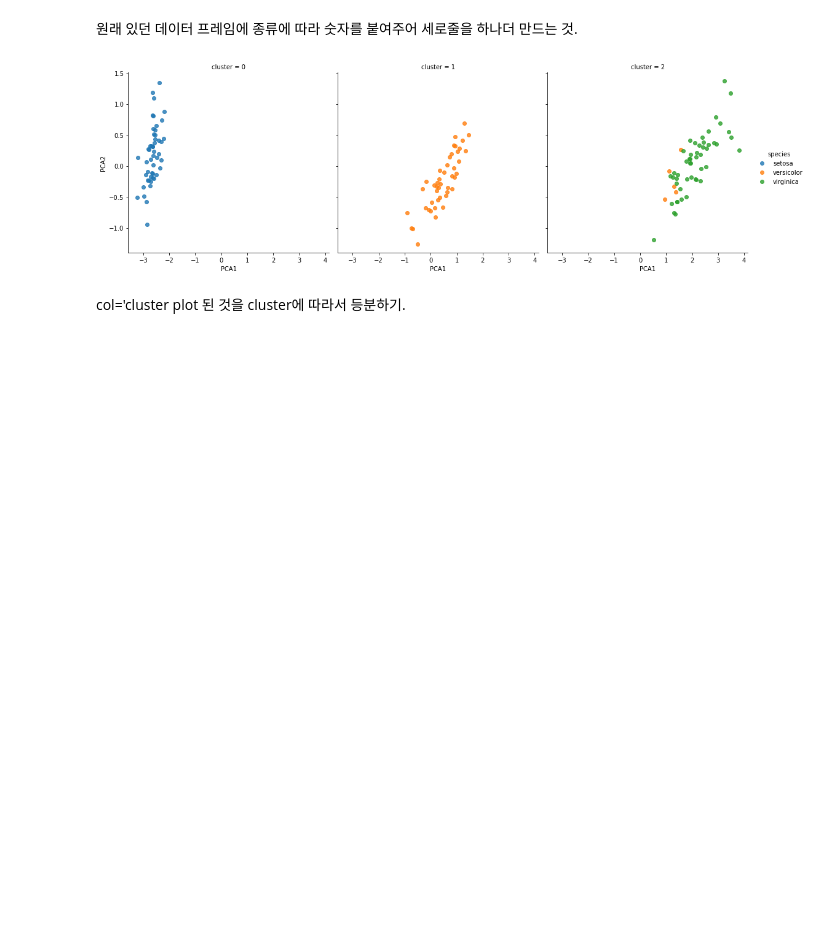
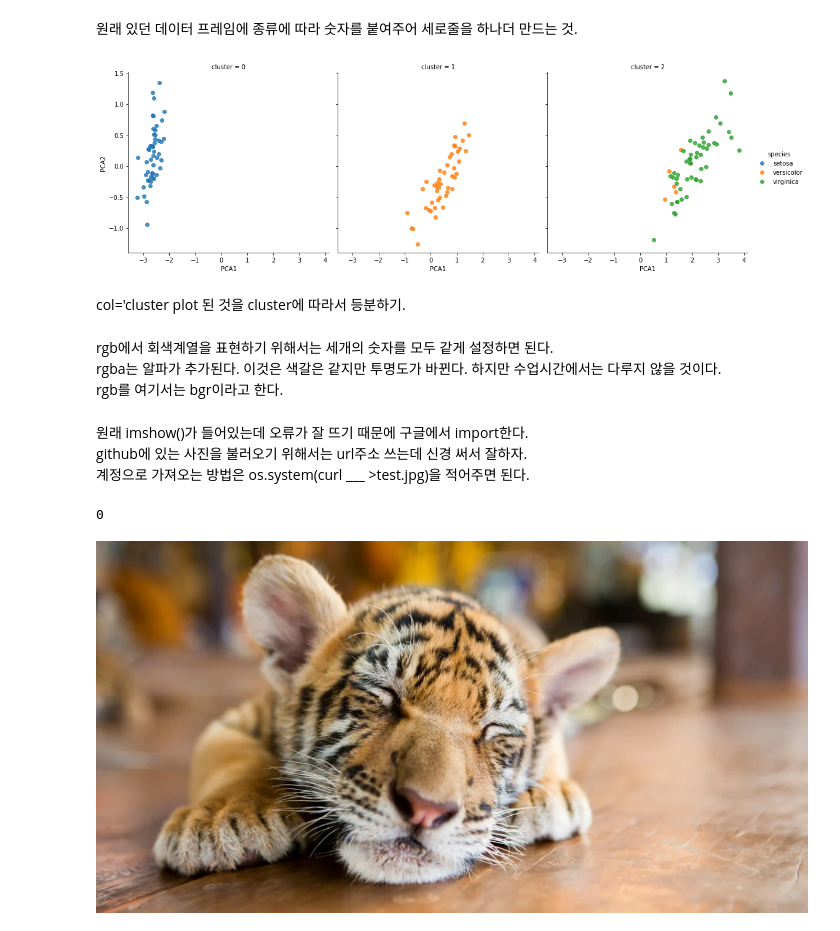
Before and after one commit to jinsu1214/class2022spring, a Jupyter notebook: 20220316.ipynb, the cells around one changed output. Drawn from its saved outputs; the diff is of its cells as text; code cells hidden in the pictures; blank space fills up the shorter version.

```diff
--- a/20220316.ipynb
+++ b/20220316.ipynb
@@ -976,3 +976,7 @@ sns.lmplot("PCA1", "PCA2", data=df, hue='species', col='cluster', fit_reg=False)
 [figure]
 # %% [markdown]
 col='cluster  plot 된 것을 cluster에 따라서 등분하기.
+# %% [markdown]
+rgb에서 회색계열을 표현하기 위해서는 세개의 숫자를 모두 같게 설정하면 된다.
+rgba는 알파가 추가된다. 이것은 색갈은 같지만 투명도가 바뀐다. 하지만 수업시간에서는 다루지 않을 것이다.
+rgb를 여기서는 bgr이라고 한다.
@@ -978,0 +987,15 @@ col='cluster  plot 된 것을 cluster에 따라서 등분하기.
+# %% [markdown]
+원래 imshow()가 들어있는데 오류가 잘 뜨기 때문에 구글에서 import한다.
+github에 있는 사진을 불러오기 위해서는 url주소 쓰는데 신경 써서 잘하자.
+계정으로 가져오는 방법은 os.system(curl ___ >test.jpg)을 적어주면 된다.
+# %%
+import os
+url = "https://raw.githubusercontent.com/hsnam95/class2022Spring/main/tiger.jpg"
+os.system("curl " + url + " > test.jpg")
+# %% [output]
+0
+# %%
+image_bgr = cv2.imread('test.jpg')
+cv2_imshow(image_bgr)
+# %% [output]
+[figure, added]
```
Also changed, not shown: parts of 4 cells of this notebook.
